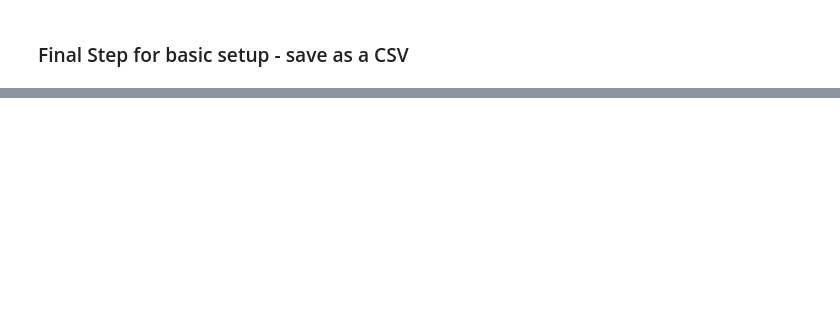
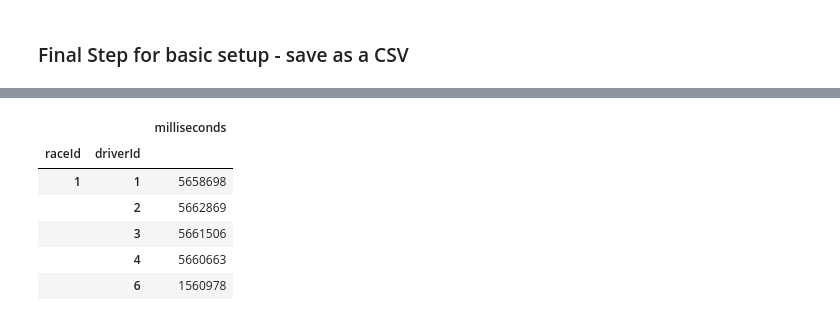
Before and after one commit to georgetown-analytics/Formula1, a Jupyter notebook: Data Wrangling Master Workbook.ipynb, the cells around one changed output, grey strips where cells are left out. Cells and saved outputs as stored; diff of their text form; code cells hidden in the pictures; blank space fills up the shorter version.

```diff
--- a/Data Wrangling Master Workbook.ipynb
+++ b/Data Wrangling Master Workbook.ipynb
@@ -35,3 +35,10 @@ races_df = pd.read_csv(races_url, sep = ',', engine = 'c')
 #Drivers
 drivers_url = 'https://raw.githubusercontent.com/georgetown-analytics/Formula1/main/data/drivers.csv'
 drivers_df = pd.read_csv(drivers_url, sep = ',', encoding = 'latin-1')
+
+#lap Times
+lap_times_url = 'https://raw.githubusercontent.com/georgetown-analytics/Formula1/main/data/lap_times.csv'
+lap_times_df = pd.read_csv(lap_times_url, sep = ',', engine = 'python')
+
+#MasterData1
+MasterData1 = pd.read_csv(filepath_or_buffer='C:/Users/Thomas Marzol/Documents/Georgetown/Certificate in Data Science/Formula1/data/MasterData1', sep=',', engine='python')
@@ -245,0 +240,21 @@ print(pd.read_csv('MasterData1.csv'))
+# %%
+lap_times_df.head()
+#plan -
+  #the goal here is to take all the laptimes (in milliseconds) and sum them for for each driver in each race
+  #after that, we will deposit those final values into our MasterData1 csv...
+
+#for each [race ID] in laptimesdf
+    #for each driverID in laptimesdf
+        #total time = total time + milliseconds
+        #pass
+summed_df = lap_times_df.groupby(['raceId','driverId']).agg({'milliseconds':'sum'})
+# %%
+summed_df.head()
+# %% [output]
+|  |  | milliseconds |
+| raceId | driverId |  |
+| 1 | 1 | 5658698 |
+|  | 2 | 5662869 |
+|  | 3 | 5661506 |
+|  | 4 | 5660663 |
+|  | 6 | 1560978 |
```
Also changed, not shown: parts of 17 cells of this notebook, 2 other files.
